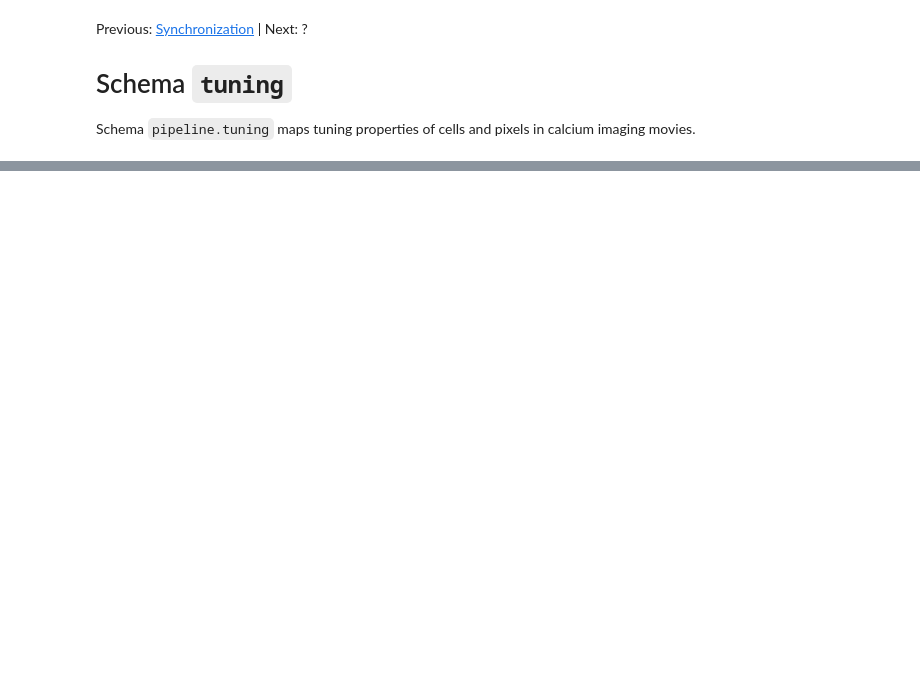
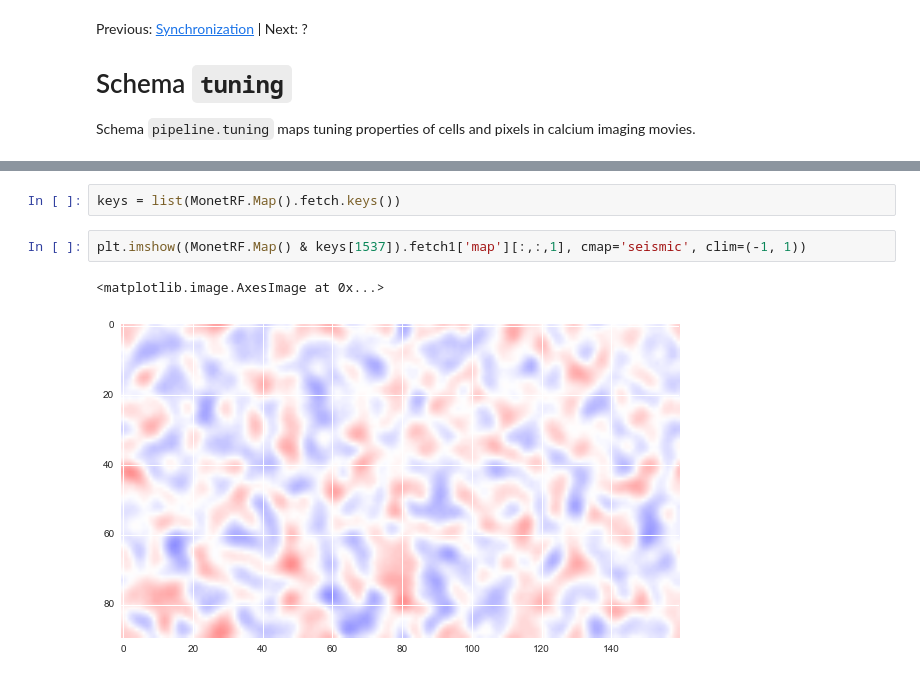
Before and after one commit to cajal/pipeline, a Jupyter notebook: jupyter/tutorial/pipeline_tuning.ipynb, the cells around one changed output, grey strips where cells are left out. Saved outputs shown, nothing was run; the diff lists cells and outputs as text; blank space fills up the shorter version.

```diff
--- a/jupyter/tutorial/pipeline_tuning.ipynb
+++ b/jupyter/tutorial/pipeline_tuning.ipynb
@@ -18,0 +31,7 @@ Connecting dimitri@datajoint.ninai.org:3306
+# %%
+keys = list(MonetRF.Map().fetch.keys())
+# %%
+plt.imshow((MonetRF.Map() & keys[1537]).fetch1['map'][:,:,1], cmap='seismic', clim=(-1, 1))
+# %% [output]
+<matplotlib.image.AxesImage at 0x...>
+[figure, added]
```
Also changed, not shown: parts of 5 cells of this notebook, 4 other files.
